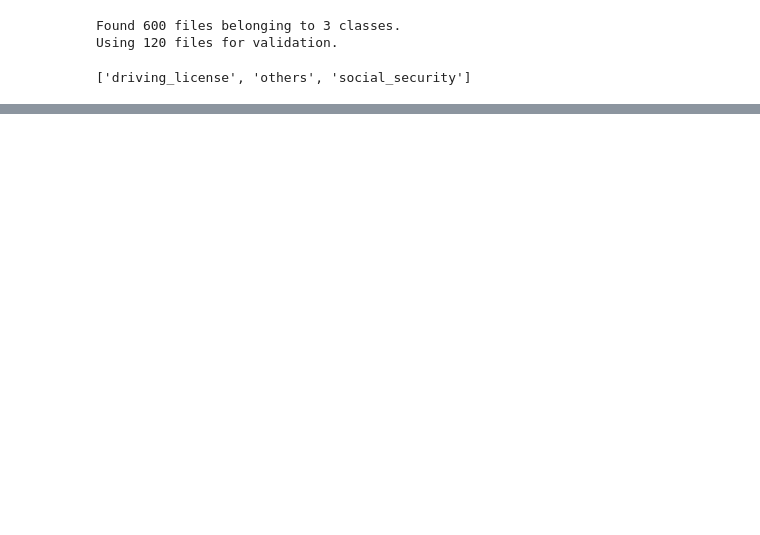
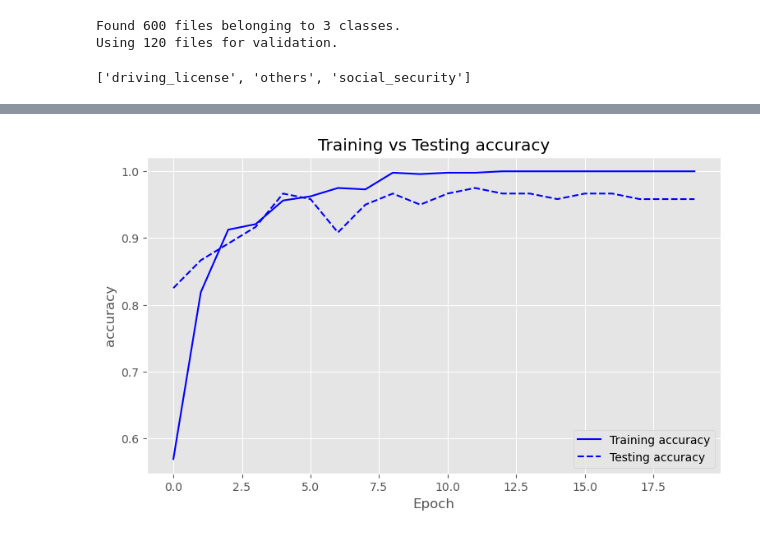
Before and after one commit to JacobJ215/Real-Time-Image-Classification, a Jupyter notebook: cnn.ipynb, the cells around one changed output, grey strips where cells are left out. Saved outputs shown, nothing was run; the diff lists cells and outputs as text; code cells hidden in the pictures; blank space fills up the shorter version.

```diff
--- a/cnn.ipynb
+++ b/cnn.ipynb
@@ -144,0 +315,4 @@ Found 120 images belonging to 3 classes.
+# %%
+learning_curve(history, "accuracy")
+# %% [output]
+[figure, added]
```
Also changed, not shown: parts of 21 cells of this notebook.
